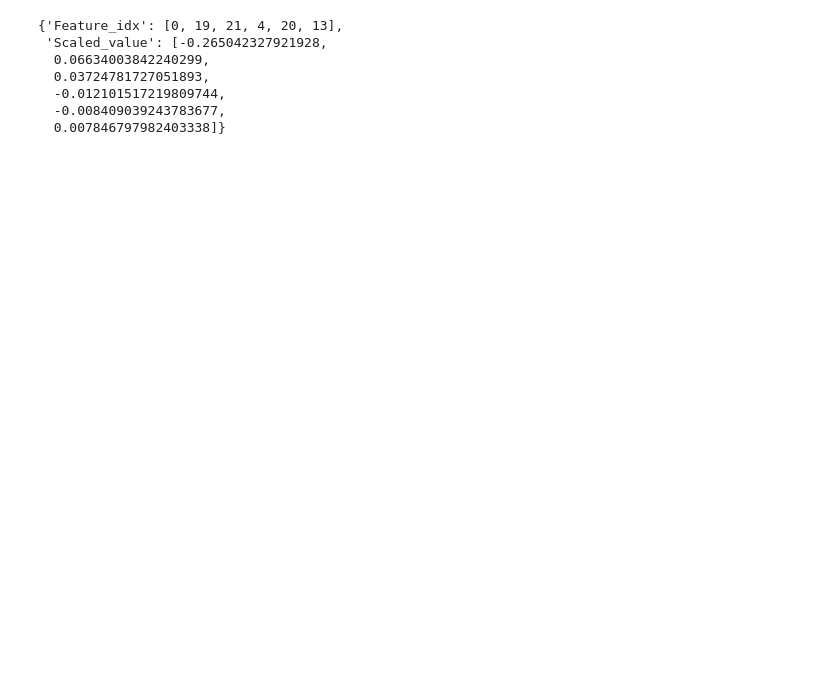
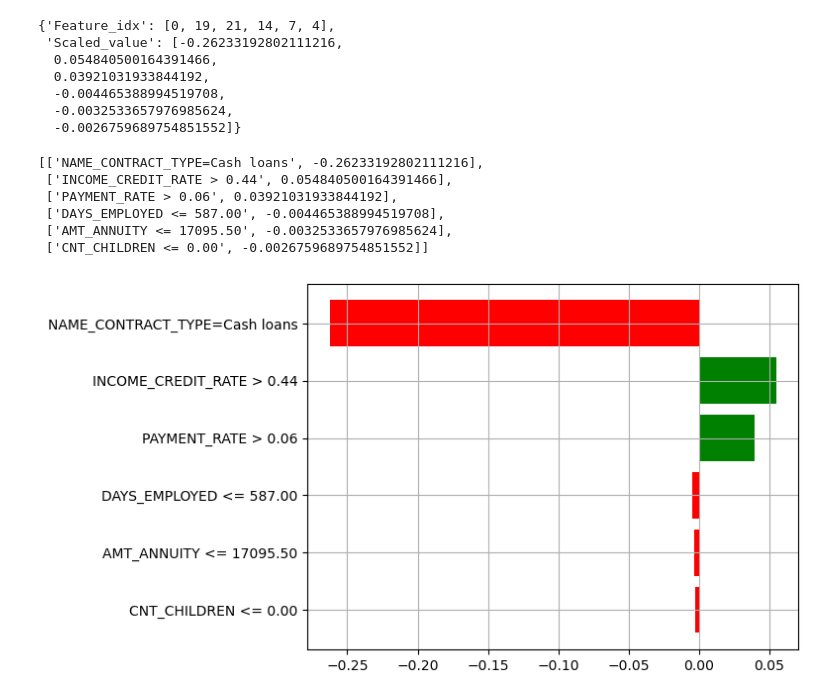
Before and after one commit to flo-richard/OpenClassrooms_Project7_main, a Jupyter notebook: api_request.ipynb, the cells around one changed output. Drawn from its saved outputs; the diff is of its cells as text; code cells hidden in the pictures; blank space fills up the shorter version.

Commit message:
Error revolving loans

```diff
--- a/api_request.ipynb
+++ b/api_request.ipynb
@@ -4,6 +8,6 @@ import numpy as np
 # %%
 payload = {
-    'NAME_CONTRACT_TYPE': 'Cash loans',
+    'NAME_CONTRACT_TYPE': 'Revolving loans',
     'CODE_GENDER': 'M',
     'FLAG_OWN_CAR': 'N',
     'FLAG_OWN_REALTY': 'Y',
@@ -24,7 +28,8 @@ payload = {
     'ORGANIZATION_TYPE': 'Business Entity Type 3'
 }
 # %%
-register = requests.post("http://localhost:8000/getPrediction", json=payload)
+#register = requests.post("https://scoring-oc7.herokuapp.com/getPrediction", json=payload)
+register = requests.post("http://127.0.0.1:8000/getPrediction", json=payload)
 result = register.json()
 result
 # %% [output]
@@ -32,10 +53,45 @@ JSONDecodeError: Expecting value: line 1 column 1 (char 0)
 # %%
-result['Explainer']
+result['Explainer map']
 # %% [output]
-{'Feature_idx': [0, 19, 21, 4, 20, 13],
- 'Scaled_value': [-0.265042327921928,
-  0.06634003842240299,
-  0.03724781727051893,
-  -0.012101517219809744,
-  -0.008409039243783677,
-  0.007846797982403338]}
+{'Feature_idx': [0, 19, 21, 14, 7, 4],
+ 'Scaled_value': [-0.26233192802111216,
+  0.054840500164391466,
+  0.03921031933844192,
+  -0.004465388994519708,
+  -0.0032533657976985624,
+  -0.0026759689754851552]}
+# %%
+result['Explainer list']
+# %% [output]
+[['NAME_CONTRACT_TYPE=Cash loans', -0.26233192802111216],
+ ['INCOME_CREDIT_RATE > 0.44', 0.054840500164391466],
+ ['PAYMENT_RATE > 0.06', 0.03921031933844192],
+ ['DAYS_EMPLOYED <= 587.00', -0.004465388994519708],
+ ['AMT_ANNUITY <= 17095.50', -0.0032533657976985624],
+ ['CNT_CHILDREN <= 0.00', -0.0026759689754851552]]
+# %%
+feature_list = [i for i in result['User info']]
+names = []
+colors = []
+
+for i in result['Explainer list']:
+    names.append(i[0])
+
+for i in range(len(result['Explainer map']['Feature_idx'])):
+#     names.append(feature_list[result['Explainer list'][i][0]])
+    colors.append('green' if result['Explainer map']['Scaled_value'][i] > 0 else 'red')
+values = [i for i in result['Explainer map']['Scaled_value']]
+
+
+names.reverse()
+values.reverse()
+colors.reverse()
+
+#print(names)
+
+plt.barh(range(len(names)), values, tick_label=names, color=colors)
+
+plt.grid()
+plt.show()
+# %% [output]
+[figure, added]
```
Also changed, not shown: parts of 8 cells of this notebook, 2 other files.
